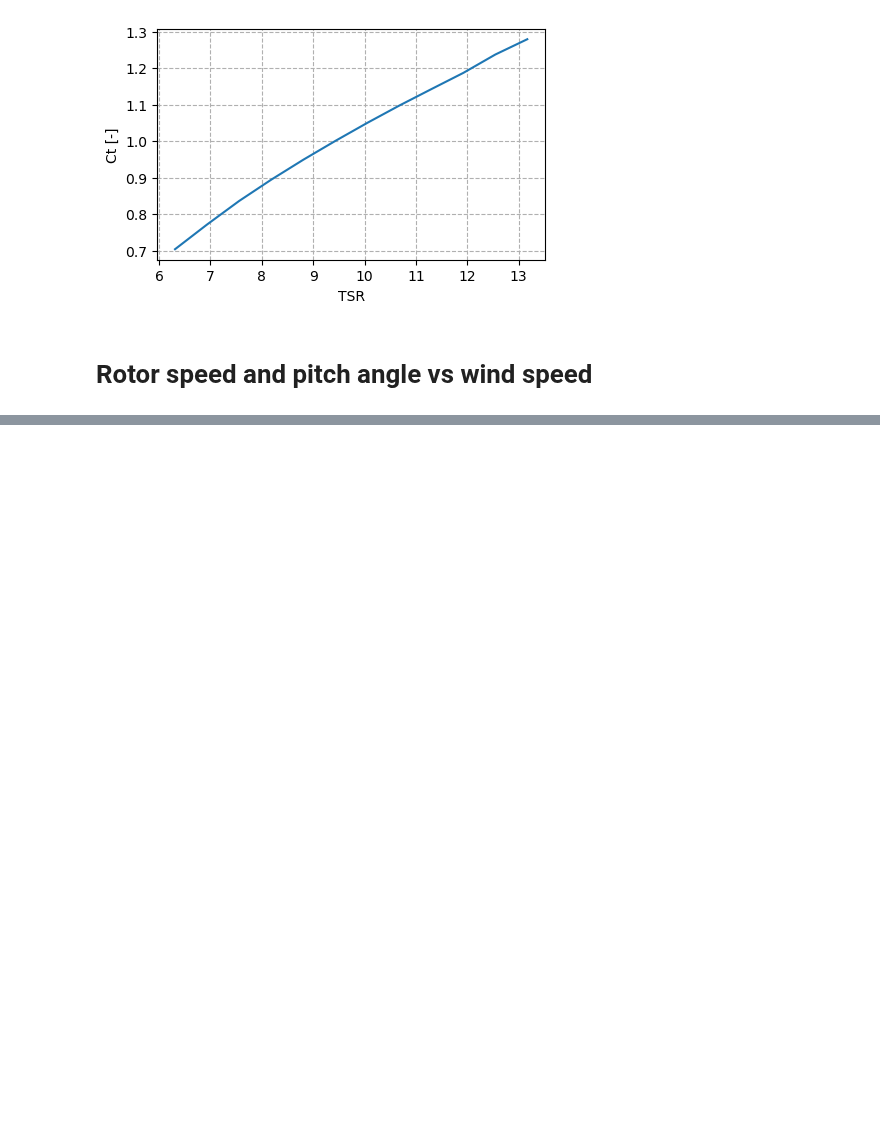
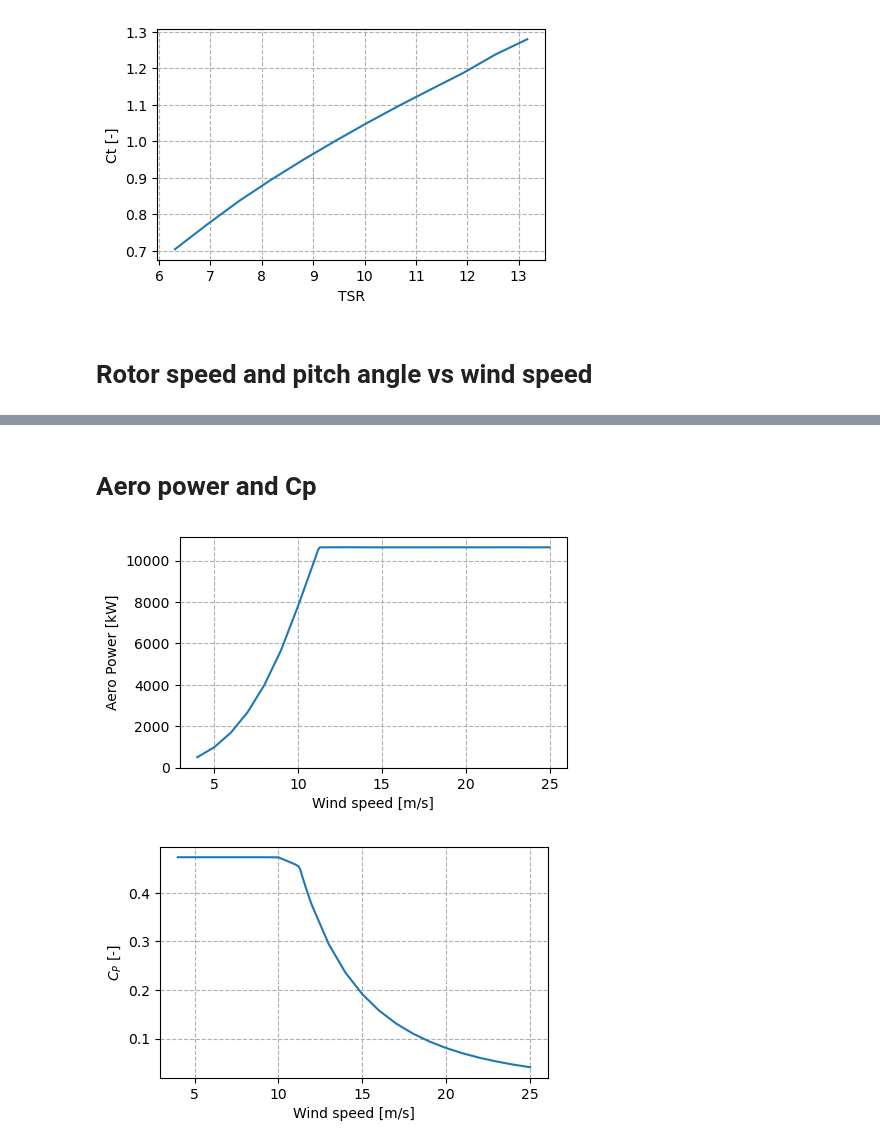
Before and after one commit to SpyrosAcheimastos/LAC, a Jupyter notebook: our_design/res_hawc2s/plotting_Part_3.ipynb, the cells around one changed output, grey strips where cells are left out. Drawn from its saved outputs; the diff is of its cells as text; code cells hidden in the pictures; blank space fills up the shorter version.

```diff
--- a/our_design/res_hawc2s/plotting_Part_3.ipynb
+++ b/our_design/res_hawc2s/plotting_Part_3.ipynb
@@ -46,0 +81,20 @@ plt.grid(True, linestyle = '--')
+# %% [markdown]
+# Aero power and Cp
+# %%
+# Plot Aero power vs wind speed
+plt.figure(figsize=(5, 3))
+
+plt.plot(wind_speed_2, power)
+plt.xlabel('Wind speed [m/s]')
+plt.ylabel('Aero Power [kW]')
+plt.grid(True, linestyle = '--')
+
+# Plot CP vs wind speed
+plt.figure(figsize=(5, 3))
+plt.plot(wind_speed_2, Cp_2)
+plt.xlabel('Wind speed [m/s]')
+plt.ylabel(r'$C_P$ [-]')
+plt.grid(True, linestyle = '--')
+# %% [output]
+[figure, added]
+[figure, added]
```
Also changed, not shown: parts of 3 cells of this notebook.
